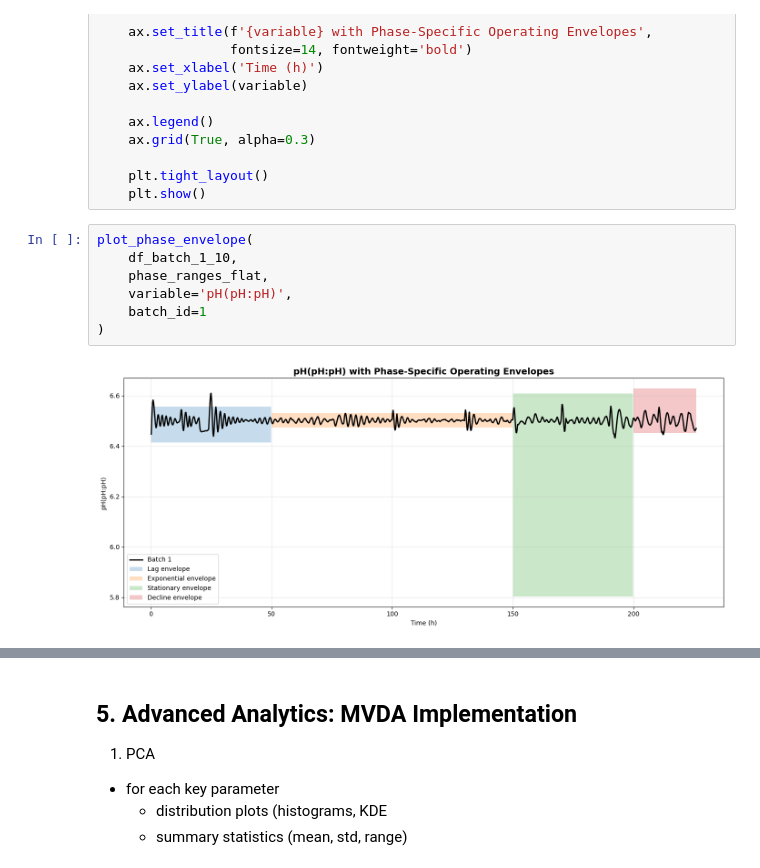
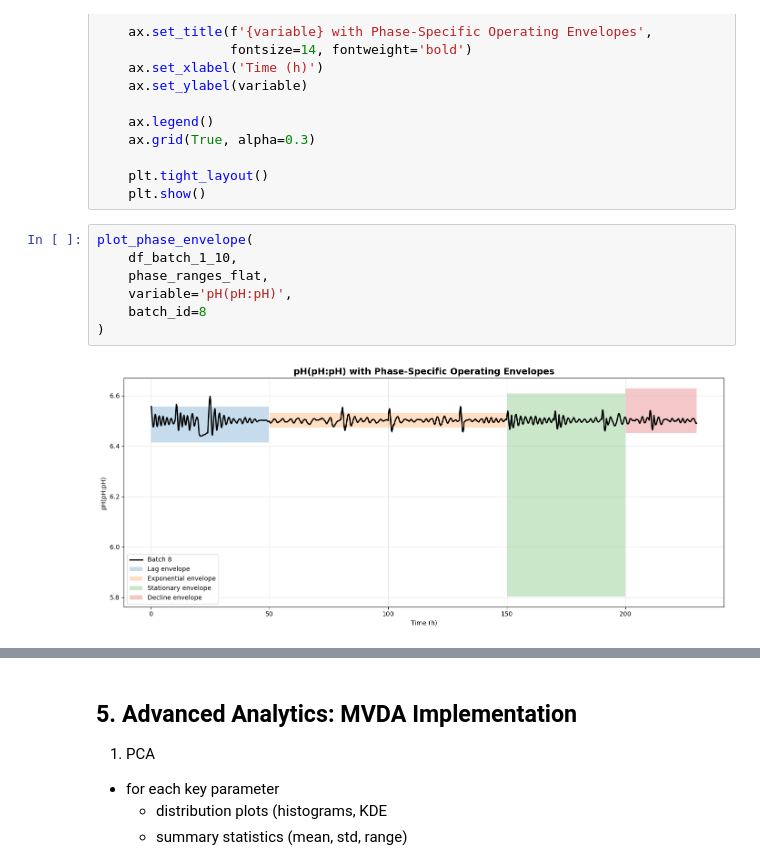
Before and after one commit to skerr17/programming-for-data-analytics, a Jupyter notebook: project/batch-data-analysis.ipynb, the cells around one changed output, grey strips where cells are left out. Saved outputs shown, nothing was run; the diff lists cells and outputs as text.

Commit message:
added code for the plots for the phase specific operating envelopes

```diff
--- a/project/batch-data-analysis.ipynb
+++ b/project/batch-data-analysis.ipynb
@@ -850,9 +851,9 @@ def plot_phase_envelope(df, phase_ranges, variable, batch_id=1):
 # %%
 plot_phase_envelope(
     df_batch_1_10,
     phase_ranges_flat,
     variable='pH(pH:pH)',
-    batch_id=1
+    batch_id=8
 )
 # %% [output]
-[figure, old version]
+[figure, new version]
```
Also changed, not shown: parts of 4 cells of this notebook.
